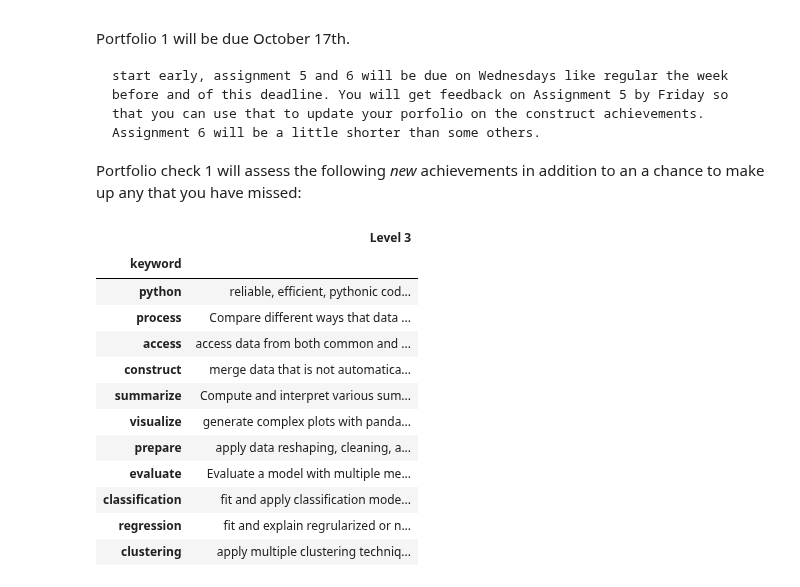
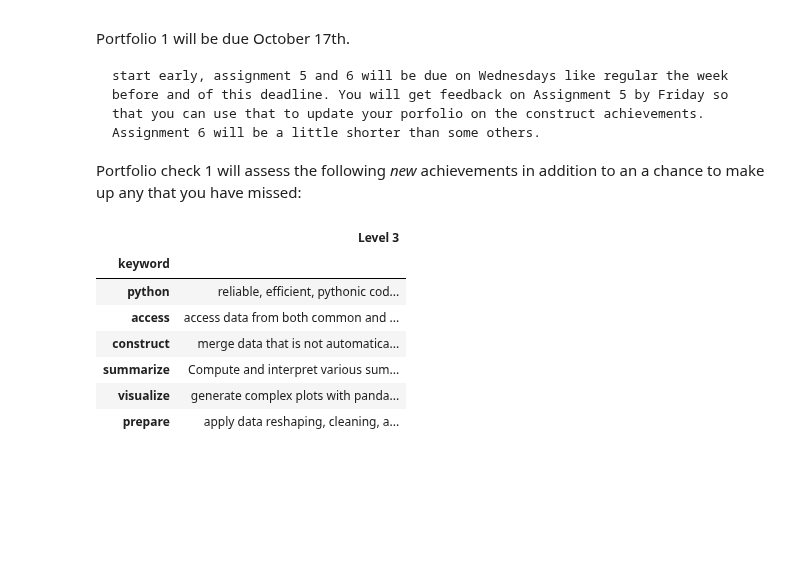
Before and after one commit to rhodyprog4ds/BrownFall22, a Jupyter notebook: _sources/portfolio/index.ipynb, the cells around one changed output. Saved outputs shown, nothing was run; the diff lists cells and outputs as text; code cells hidden in the pictures; blank space fills up the shorter version.

```diff
--- a/_sources/portfolio/index.ipynb
+++ b/_sources/portfolio/index.ipynb
@@ -77,21 +77,16 @@ start early, assignment 5 and 6 will be due on Wednesdays like regular the week
 
 Portfolio check 1 will assess the following *new* achievements in addition to an a chance to make up any that you have missed:
 # %%
-portfolio_df['Level 3'][portfolio_df['P2']==1].reset_index().set_index('keyword')
+portfolio_df['Level 3'][portfolio_df['P1']==1].reset_index().set_index('keyword')
 # %% [output]
 |  | Level 3 |
 | keyword |  |
 | python | reliable, efficient, pythonic cod... |
-| process | Compare different ways that data ... |
 | access | access data from both common and ... |
 | construct | merge data that is not automatica... |
 | summarize | Compute and interpret various sum... |
 | visualize | generate complex plots with panda... |
 | prepare | apply data reshaping, cleaning, a... |
-| evaluate | Evaluate a model with multiple me... |
-| classification | fit and apply classification mode... |
-| regression | fit and explain regrularized or n... |
-| clustering | apply multiple clustering techniq... |
 # %% [markdown]
 <!--
 
```
Also changed, not shown: 42 other files.
